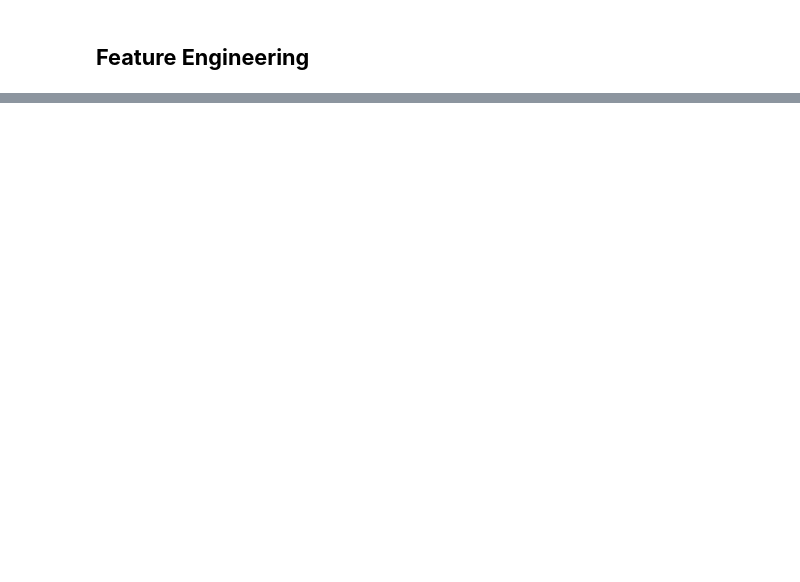
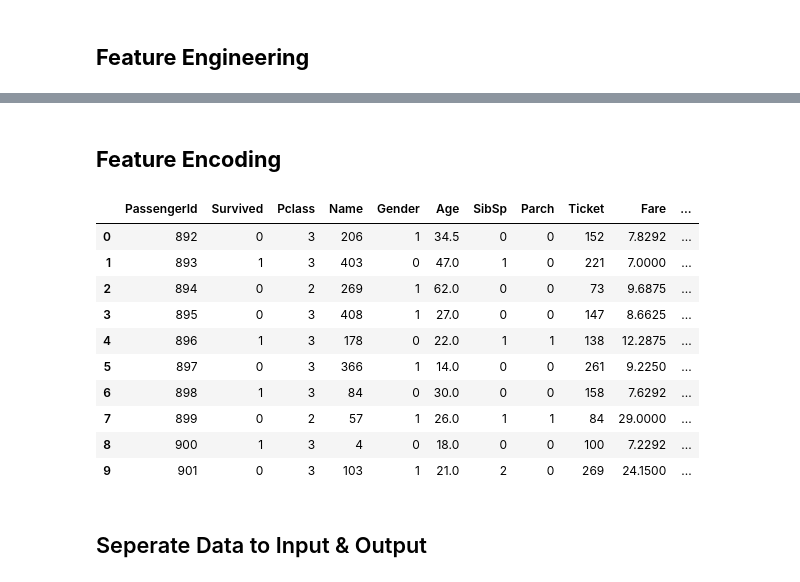
Before and after one commit to rupeshbharti/Today-I-Learned, a Jupyter notebook: Machine_Learning/Feature_Eng/featur_eng.ipynb, the cells around one changed output, grey strips where cells are left out. Cells and saved outputs as stored; diff of their text form; code cells hidden in the pictures; blank space fills up the shorter version.

```diff
--- a/Machine_Learning/Feature_Eng/featur_eng.ipynb
+++ b/Machine_Learning/Feature_Eng/featur_eng.ipynb
@@ -18,0 +70,2 @@ df.head()
+# %% [markdown]
+## __Feature Encoding__
@@ -18,0 +78,26 @@ df.head()
+# %%
+df['Ticket'] = le.fit_transform(df['Ticket'])
+# %%
+df = pd.get_dummies(df, columns=['Embarked'])
+# %%
+df['Embarked_C'] = le.fit_transform(df['Embarked_C'])
+df['Embarked_S'] = le.fit_transform(df['Embarked_S'])
+df['Embarked_Q'] = le.fit_transform(df['Embarked_Q'])
+# %%
+df['Name'] = le.fit_transform(df['Name'])
+# %%
+df.head(10)
+# %% [output]
+|  | PassengerId | Survived | Pclass | Name | Gender | Age | SibSp | Parch | Ticket | Fare | ... |
+| 0 | 892 | 0 | 3 | 206 | 1 | 34.5 | 0 | 0 | 152 | 7.8292 | ... |
+| 1 | 893 | 1 | 3 | 403 | 0 | 47.0 | 1 | 0 | 221 | 7.0000 | ... |
+| 2 | 894 | 0 | 2 | 269 | 1 | 62.0 | 0 | 0 | 73 | 9.6875 | ... |
+| 3 | 895 | 0 | 3 | 408 | 1 | 27.0 | 0 | 0 | 147 | 8.6625 | ... |
+| 4 | 896 | 1 | 3 | 178 | 0 | 22.0 | 1 | 1 | 138 | 12.2875 | ... |
+| 5 | 897 | 0 | 3 | 366 | 1 | 14.0 | 0 | 0 | 261 | 9.2250 | ... |
+| 6 | 898 | 1 | 3 | 84 | 0 | 30.0 | 0 | 0 | 158 | 7.6292 | ... |
+| 7 | 899 | 0 | 2 | 57 | 1 | 26.0 | 1 | 1 | 84 | 29.0000 | ... |
+| 8 | 900 | 1 | 3 | 4 | 0 | 18.0 | 0 | 0 | 100 | 7.2292 | ... |
+| 9 | 901 | 0 | 3 | 103 | 1 | 21.0 | 2 | 0 | 269 | 24.1500 | ... |
+# %% [markdown]
+## Seperate Data to Input & Output
```
Also changed, not shown: parts of 26 cells of this notebook.
